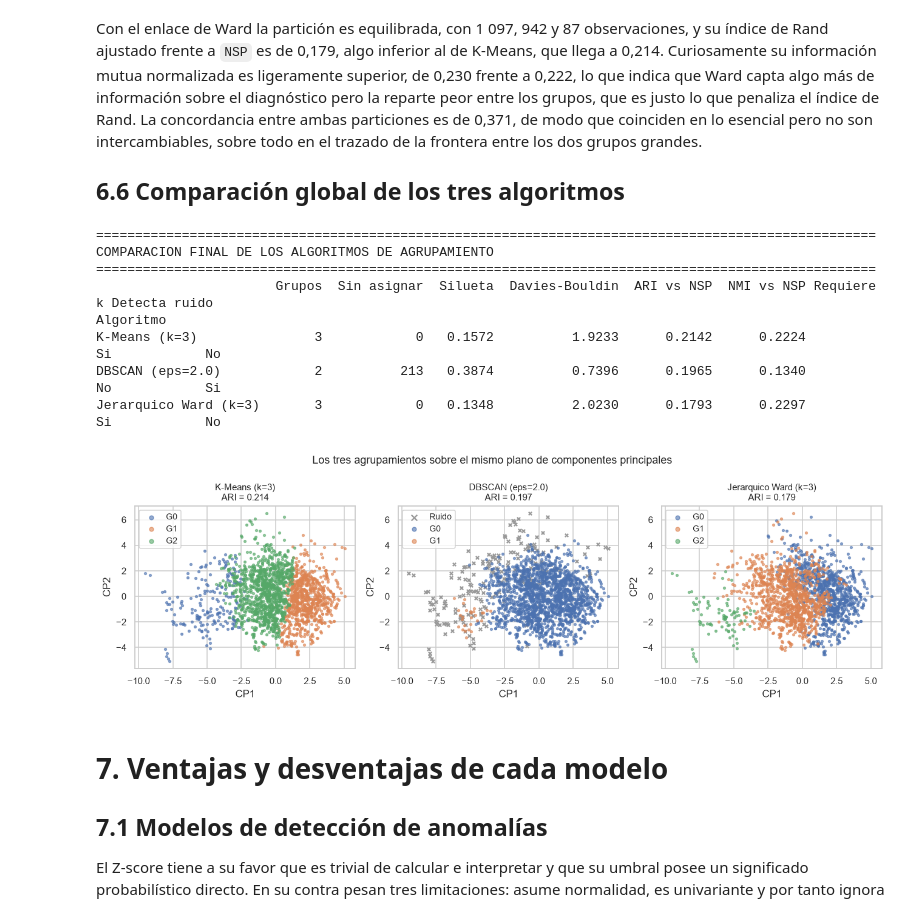
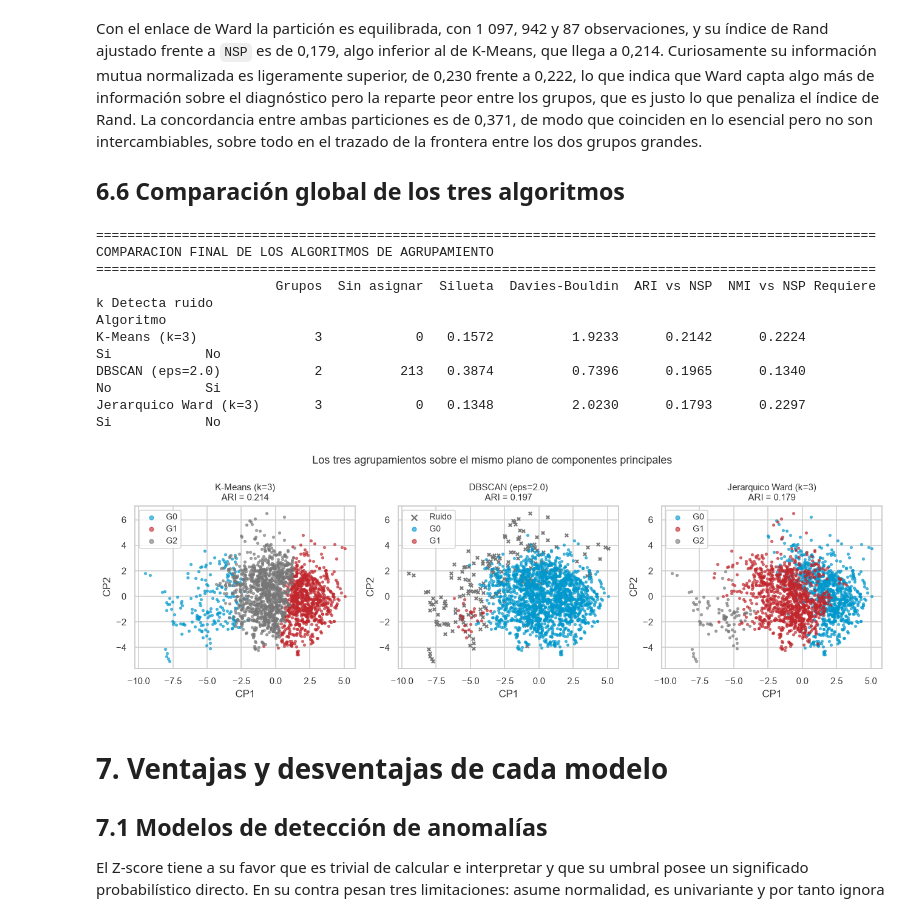
Before and after one commit to amenesesy/actividad-ml-ctg, a Jupyter notebook: ML_Actividad_CTG.ipynb, the cells around one changed output. Drawn from its saved outputs; the diff is of its cells as text; code cells hidden in the pictures.

```diff
--- a/ML_Actividad_CTG.ipynb
+++ b/ML_Actividad_CTG.ipynb
@@ -711,7 +739,7 @@ datos_validos = df_bruto[VARIABLES].dropna()
 # Histogramas con estimacion de densidad
 fig, ejes = plt.subplots(3, 4, figsize=(11, 6.6))
 for eje, col in zip(ejes.flatten(), VARS_CLAVE):
-    sns.histplot(datos_validos[col], bins=30, kde=True, ax=eje, color="#4C72B0")
+    sns.histplot(datos_validos[col], bins=30, kde=True, ax=eje, color=UNIR_CIAN)
     eje.set_title(col + "  (asimetria = %.2f)" % datos_validos[col].skew(), fontsize=10)
     eje.set_xlabel("")
     eje.set_ylabel("")
@@ -725,9 +753,9 @@ guardar("fig_distribuciones")
 datos_z = (datos_validos - datos_validos.mean()) / datos_validos.std()
 
 plt.figure(figsize=(10.5, 4.2))
-sns.boxplot(data=datos_z, orient="v", fliersize=1.5, color="#DD8452")
+sns.boxplot(data=datos_z, orient="v", fliersize=1.5, color=UNIR_CIAN_CLA)
 plt.xticks(rotation=90)
-plt.axhline(0, color="grey", lw=0.8)
+plt.axhline(0, color=UNIR_GRIS, lw=0.8)
 plt.ylabel("Valor estandarizado (z)")
 plt.title("Diagramas de caja de las 21 variables estandarizadas")
 plt.tight_layout()
@@ -1732,16 +1760,16 @@ for i, ni in enumerate(nombres):
 fig, (a1, a2) = plt.subplots(1, 2, figsize=(11, 4.0))
 
 sns.heatmap(pd.DataFrame(jaccard, index=nombres, columns=nombres), annot=True,
-            fmt=".2f", cmap="Blues", vmin=0, vmax=1, ax=a1,
+            fmt=".2f", cmap=CMAP_SEQ, vmin=0, vmax=1, ax=a1,
             cbar_kws={"label": "indice de Jaccard"}, annot_kws={"size": 9})
 a1.set_title("Concordancia entre detectores")
 a1.tick_params(axis="x", rotation=30, labelsize=8)
 a1.tick_params(axis="y", labelsize=8)
 
 orden = tabla_anomalias["Lift"].sort_values()
-colores = ["#C44E52" if v < 2 else "#DD8452" if v < 5 else "#55A868" for v in orden]
+colores = [UNIR_ROJO if v < 2 else UNIR_AMBAR if v < 5 else UNIR_CIAN for v in orden]
 a2.barh(orden.index, orden.values, color=colores)
-a2.axvline(1, color="black", ls="--", lw=1, label="Sin capacidad discriminante")
+a2.axvline(1, color=UNIR_GRIS_OSC, ls="--", lw=1, label="Sin capacidad discriminante")
 a2.set_xlabel("Lift sobre la tasa base de casos patologicos")
 a2.set_title("Utilidad clinica de cada detector")
 a2.tick_params(labelsize=9)
@@ -1753,8 +1781,8 @@ guardar("fig_anomalias_jaccard")
 fig, ejes = plt.subplots(1, 3, figsize=(12, 3.9))
 for eje, nombre in zip(ejes, ["Mahalanobis MCD (5 %)", "Isolation Forest (5 %)", "LOF k=20 (5 %)"]):
     m = DETECTORES[nombre]
-    eje.scatter(Z2[~m, 0], Z2[~m, 1], s=6, c="#BBBBBB", label="Normal", alpha=0.6)
-    eje.scatter(Z2[m, 0], Z2[m, 1], s=16, c="#C44E52", label="Anomalia", edgecolor="k", lw=0.2)
+    eje.scatter(Z2[~m, 0], Z2[~m, 1], s=6, c="#C9CDD1", label="Normal", alpha=0.6)
+    eje.scatter(Z2[m, 0], Z2[m, 1], s=16, c=UNIR_ROJO, label="Anomalia", edgecolor="k", lw=0.2)
     eje.set_title("%s\n%.0f %% de patologicos entre las marcadas"
                   % (nombre, tabla_anomalias.loc[nombre, "% patologicos"]), fontsize=10)
     eje.set_xlabel("CP1 (%.0f %% var.)" % (100 * pca.explained_variance_ratio_[0]))
@@ -1918,12 +1946,12 @@ Codo detectado analiticamente en k = 5
 fig, ejes = plt.subplots(2, 3, figsize=(11.5, 6.0))
 
 paneles = [
-    ("Inercia", "Metodo del codo", "#4C72B0", None),
-    ("Silueta", "Coeficiente de silueta (mayor = mejor)", "#55A868", "max"),
-    ("Davies-Bouldin", "Indice Davies-Bouldin (menor = mejor)", "#C44E52", "min"),
-    ("Calinski-Harabasz", "Indice Calinski-Harabasz (mayor = mejor)", "#8172B2", "max"),
-    ("ARI vs NSP", "Rand ajustado frente a NSP (validacion externa)", "#CCB974", "max"),
-    ("NMI vs NSP", "Informacion mutua normalizada frente a NSP", "#64B5CD", "max"),
+    ("Inercia", "Metodo del codo", UNIR_CIAN, None),
+    ("Silueta", "Coeficiente de silueta (mayor = mejor)", UNIR_CIAN_OSC, "max"),
+    ("Davies-Bouldin", "Indice Davies-Bouldin (menor = mejor)", UNIR_ROJO, "min"),
+    ("Calinski-Harabasz", "Indice Calinski-Harabasz (mayor = mejor)", UNIR_GRIS, "max"),
+    ("ARI vs NSP", "Rand ajustado frente a NSP (validacion externa)", UNIR_AMBAR, "max"),
+    ("NMI vs NSP", "Informacion mutua normalizada frente a NSP", UNIR_CIAN_CLA, "max"),
 ]
 
 for eje, (columna, titulo, color, optimo) in zip(ejes.flatten(), paneles):
@@ -1936,7 +1964,7 @@ for eje, (columna, titulo, color, optimo) in zip(ejes.flatten(), paneles):
         k_opt = serie.idxmin()
     else:
         k_opt = k_codo
-    eje.axvline(k_opt, ls="--", color="grey", lw=1)
+    eje.axvline(k_opt, ls="--", color=UNIR_GRIS, lw=1)
     eje.set_title(titulo + "  (k = %d)" % k_opt, fontsize=10)
     eje.set_xlabel("Numero de grupos k")
     eje.set_xticks(list(RANGO_K))
@@ -2342,7 +2370,7 @@ fig, (a1, a2) = plt.subplots(1, 2, figsize=(11, 4.0))
 for g in sorted(set(etq_dbscan)):
     m = etq_dbscan == g
     if g == -1:
-        a1.scatter(Z2[m, 0], Z2[m, 1], s=14, c="#C44E52", marker="x",
+        a1.scatter(Z2[m, 0], Z2[m, 1], s=14, c=UNIR_ROJO, marker="x",
                    label="Ruido (n=%d)" % m.sum())
     else:
         a1.scatter(Z2[m, 0], Z2[m, 1], s=7, alpha=0.6, label="Grupo %d (n=%d)" % (g, m.sum()))
@@ -2350,7 +2378,7 @@ a1.set_xlabel("CP1"); a1.set_ylabel("CP2")
 a1.set_title("Resultado de DBSCAN (eps = %.1f, min_samples = %d)" % (EPS_ELEGIDO, MIN_SAMPLES))
 a1.legend(fontsize=9, markerscale=1.6)
 
-colores_nsp = {1: "#55A868", 2: "#DD8452", 3: "#C44E52"}
+colores_nsp = {1: UNIR_CIAN, 2: UNIR_AMBAR, 3: UNIR_ROJO}
 for v in [1, 2, 3]:
     m = y_nsp == v
     a2.scatter(Z2[m, 0], Z2[m, 1], s=7, alpha=0.65, c=colores_nsp[v],
@@ -2559,35 +2587,35 @@ print(tabla_clustering.to_string())
 
 fig, ejes = plt.subplots(1, 3, figsize=(12, 3.9))
 particiones = [
     ("K-Means (k=3)", etq_kmeans),
     ("DBSCAN (eps=2.0)", etq_dbscan),
     ("Jerarquico Ward (k=3)", etq_jerarquico),
 ]
 for eje, (nombre, etiquetas) in zip(ejes, particiones):
     for g in sorted(set(etiquetas)):
         m = etiquetas == g
         if g == -1:
-            eje.scatter(Z2[m, 0], Z2[m, 1], s=12, c="#999999", marker="x", label="Ruido")
+            eje.scatter(Z2[m, 0], Z2[m, 1], s=12, c=UNIR_GRIS, marker="x", label="Ruido")
         else:
             eje.scatter(Z2[m, 0], Z2[m, 1], s=6, alpha=0.6, label="G%d" % g)
     eje.set_title("%s\nARI = %.3f" % (nombre, tabla_clustering.loc[nombre, "ARI vs NSP"]), fontsize=10)
     eje.set_xlabel("CP1"); eje.set_ylabel("CP2")
     eje.legend(fontsize=9, markerscale=1.8)
 fig.suptitle("Los tres agrupamientos sobre el mismo plano de componentes principales", fontsize=12)
 plt.tight_layout()
 guardar("fig_clustering_comparacion")
 
 RES["tabla_clustering"] = tabla_clustering.reset_index().to_dict("records")
 # %% [output]
 ====================================================================================================
 COMPARACION FINAL DE LOS ALGORITMOS DE AGRUPAMIENTO
 ====================================================================================================
                        Grupos  Sin asignar  Silueta  Davies-Bouldin  ARI vs NSP  NMI vs NSP Requiere k Detecta ruido
 Algoritmo
 K-Means (k=3)               3            0   0.1572          1.9233      0.2142      0.2224         Si            No
 DBSCAN (eps=2.0)            2          213   0.3874          0.7396      0.1965      0.1340         No            Si
 Jerarquico Ward (k=3)       3            0   0.1348          2.0230      0.1793      0.2297         Si            No
-[figure, old version]
+[figure, new version]
 # %% [markdown]
 # 7. Ventajas y desventajas de cada modelo
 
```
Also changed, not shown: parts of 13 cells of this notebook, 22 other files.
